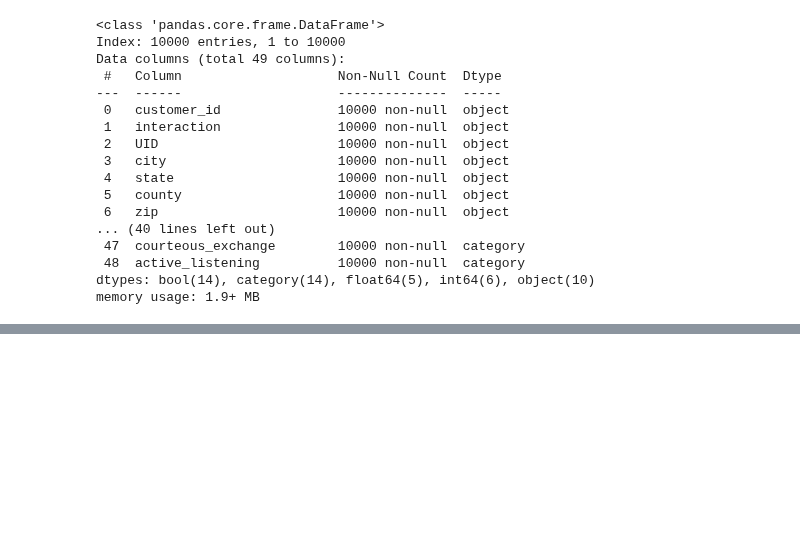
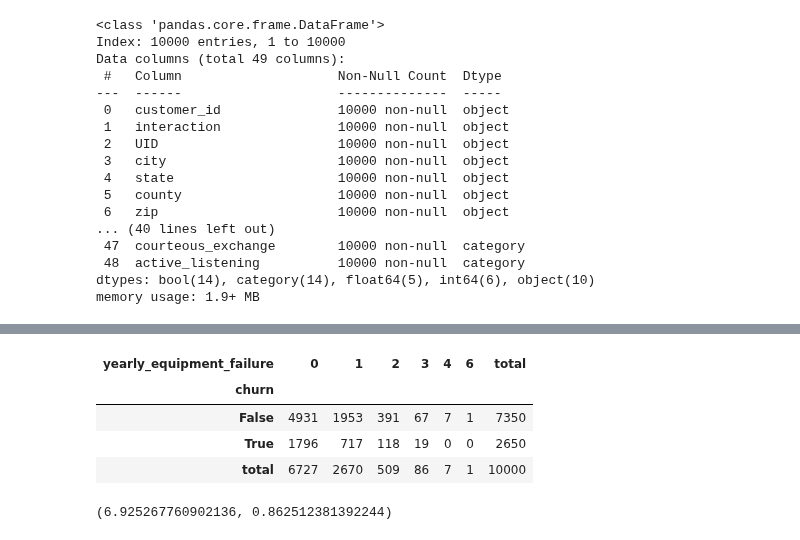
Before and after one commit to smmurdock/WGU-MSDA-DS, a Jupyter notebook: D207/Murdock_Shanay D207 PA Churn.ipynb, the cells around one changed output, grey strips where cells are left out. Saved outputs shown, nothing was run; the diff lists cells and outputs as text; code cells hidden in the pictures; blank space fills up the shorter version.

Commit message:
B1. Run Chi-Square test

```diff
--- a/D207/Murdock_Shanay D207 PA Churn.ipynb
+++ b/D207/Murdock_Shanay D207 PA Churn.ipynb
@@ -251,0 +270,19 @@ memory usage: 1.9+ MB
+# %%
+# Create  a contingency table
+# (Hayden, n.d.)
+table = pd.crosstab(df['churn'], df['yearly_equipment_failure'],
+     margins=True, margins_name="total")
+table
+# %% [output]
+| yearly_equipment_failure | 0 | 1 | 2 | 3 | 4 | 6 | total |
+| churn |  |  |  |  |  |  |  |
+| False | 4931 | 1953 | 391 | 67 | 7 | 1 | 7350 |
+| True | 1796 | 717 | 118 | 19 | 0 | 0 | 2650 |
+| total | 6727 | 2670 | 509 | 86 | 7 | 1 | 10000 |
+# %%
+# Compute Chi-square test
+# (Hayden, n.d.)
+chi, p, dof, expected = stats.chi2_contingency(table)
+chi, p
+# %% [output]
+(6.925267760902136, 0.862512381392244)
```
Also changed, not shown: parts of 5 cells of this notebook.
